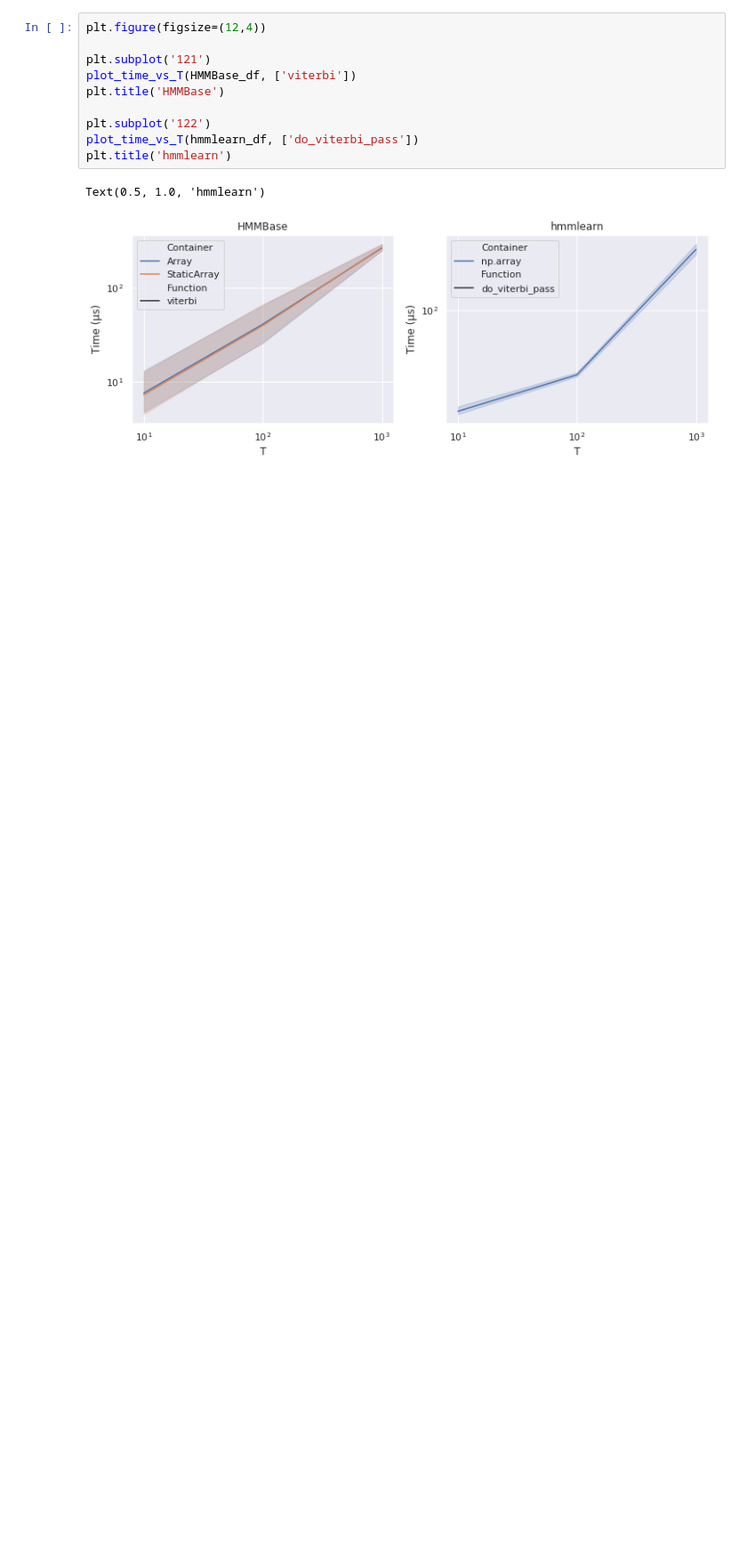
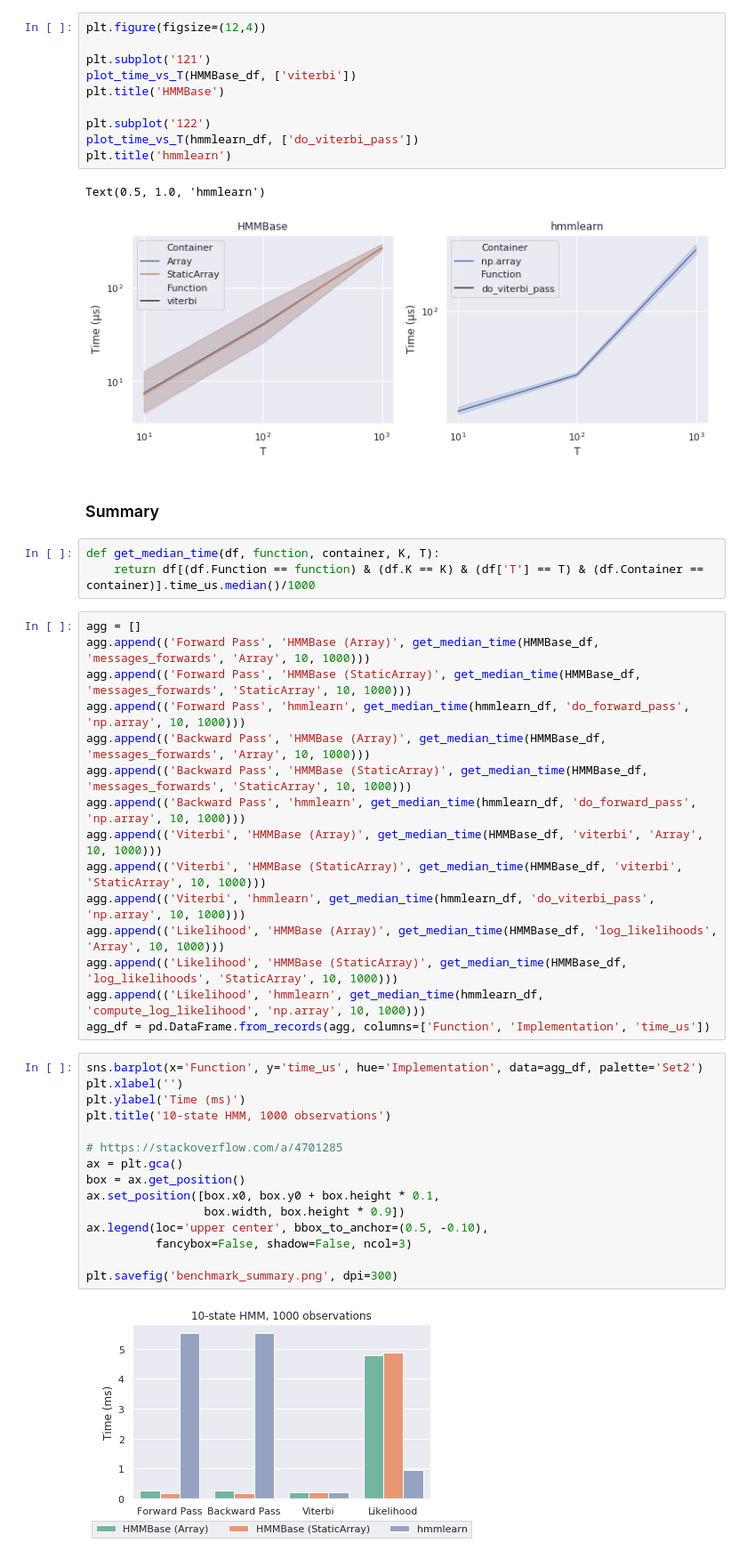
Before and after one commit to maxmouchet/HMMBase.jl, a Jupyter notebook: benchmark/Benchmark.ipynb, the cells around one changed output. Shown: that part at 89% size. Drawn from its saved outputs; the diff is of its cells as text; blank space fills up the shorter version.

Commit message:
Add benchmark summary

```diff
--- a/benchmark/Benchmark.ipynb
+++ b/benchmark/Benchmark.ipynb
@@ -151,3 +151,40 @@ plt.title('hmmlearn')
 # %% [output]
 Text(0.5, 1.0, 'hmmlearn')
 [figure]
+# %% [markdown]
+### Summary
+# %%
+def get_median_time(df, function, container, K, T):
+    return df[(df.Function == function) & (df.K == K) & (df['T'] == T) & (df.Container == container)].time_us.median()/1000
+# %%
+agg = []
+agg.append(('Forward Pass', 'HMMBase (Array)', get_median_time(HMMBase_df, 'messages_forwards', 'Array', 10, 1000)))
+agg.append(('Forward Pass', 'HMMBase (StaticArray)', get_median_time(HMMBase_df, 'messages_forwards', 'StaticArray', 10, 1000)))
+agg.append(('Forward Pass', 'hmmlearn', get_median_time(hmmlearn_df, 'do_forward_pass', 'np.array', 10, 1000)))
+agg.append(('Backward Pass', 'HMMBase (Array)', get_median_time(HMMBase_df, 'messages_forwards', 'Array', 10, 1000)))
+agg.append(('Backward Pass', 'HMMBase (StaticArray)', get_median_time(HMMBase_df, 'messages_forwards', 'StaticArray', 10, 1000)))
+agg.append(('Backward Pass', 'hmmlearn', get_median_time(hmmlearn_df, 'do_forward_pass', 'np.array', 10, 1000)))
+agg.append(('Viterbi', 'HMMBase (Array)', get_median_time(HMMBase_df, 'viterbi', 'Array', 10, 1000)))
+agg.append(('Viterbi', 'HMMBase (StaticArray)', get_median_time(HMMBase_df, 'viterbi', 'StaticArray', 10, 1000)))
+agg.append(('Viterbi', 'hmmlearn', get_median_time(hmmlearn_df, 'do_viterbi_pass', 'np.array', 10, 1000)))
+agg.append(('Likelihood', 'HMMBase (Array)', get_median_time(HMMBase_df, 'log_likelihoods', 'Array', 10, 1000)))
+agg.append(('Likelihood', 'HMMBase (StaticArray)', get_median_time(HMMBase_df, 'log_likelihoods', 'StaticArray', 10, 1000)))
+agg.append(('Likelihood', 'hmmlearn', get_median_time(hmmlearn_df, 'compute_log_likelihood', 'np.array', 10, 1000)))
+agg_df = pd.DataFrame.from_records(agg, columns=['Function', 'Implementation', 'time_us'])
+# %%
+sns.barplot(x='Function', y='time_us', hue='Implementation', data=agg_df, palette='Set2')
+plt.xlabel('')
+plt.ylabel('Time (ms)')
+plt.title('10-state HMM, 1000 observations')
+
+# https://stackoverflow.com/a/4701285
+ax = plt.gca()
+box = ax.get_position()
+ax.set_position([box.x0, box.y0 + box.height * 0.1,
+                 box.width, box.height * 0.9])
+ax.legend(loc='upper center', bbox_to_anchor=(0.5, -0.10),
+          fancybox=False, shadow=False, ncol=3)
+
+plt.savefig('benchmark_summary.png', dpi=300)
+# %% [output]
+[figure, added]
```
Also changed, not shown: parts of 1 cell of this notebook, 1 other file.
